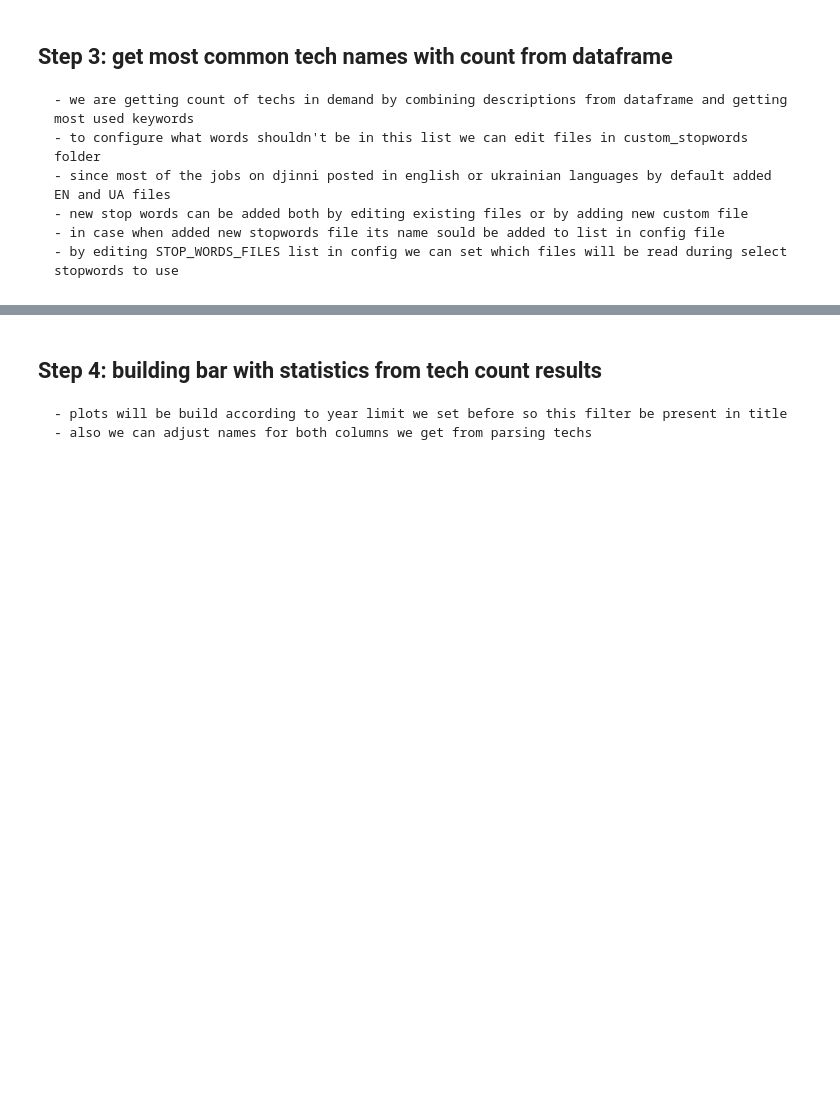
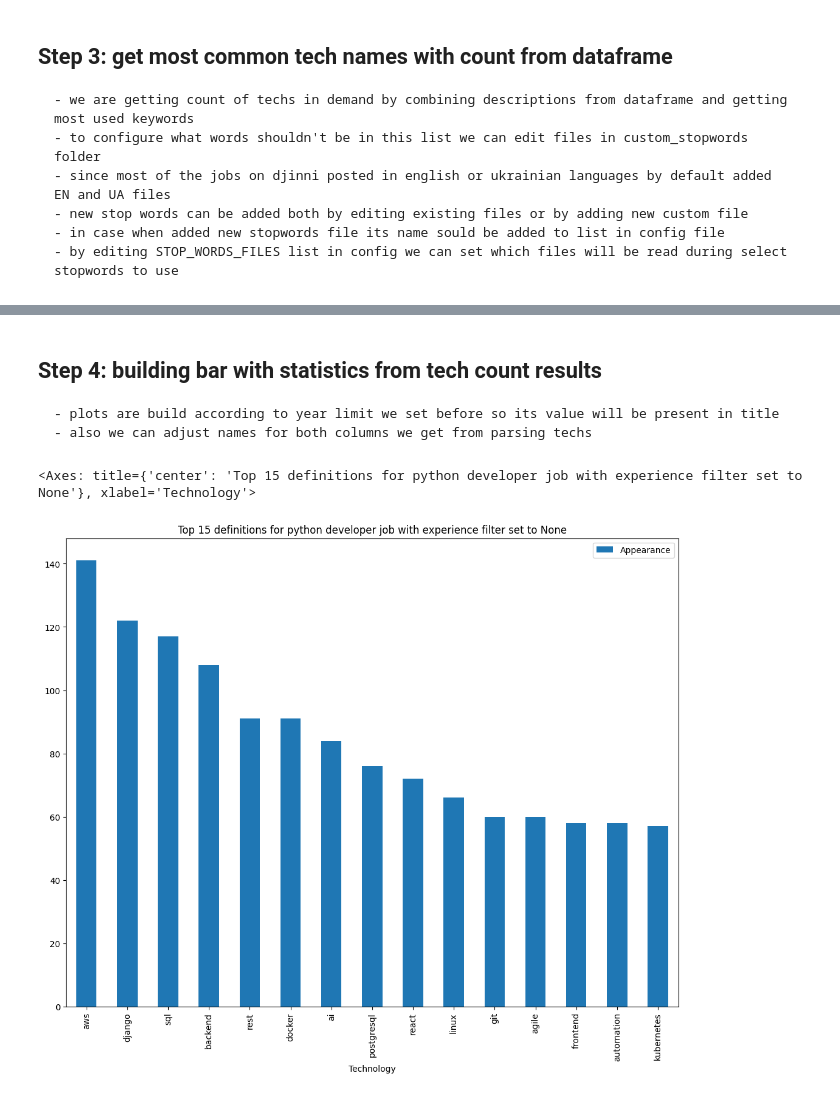
Before and after one commit to amber-marichi/jupy-djinni-tech-demands-analysis, a Jupyter notebook: main.ipynb, the cells around one changed output, grey strips where cells are left out. Saved outputs shown, nothing was run; the diff lists cells and outputs as text; code cells hidden in the pictures; blank space fills up the shorter version.

Commit message:
added parsed results for 21.05.2023 with according jupyter output

```diff
--- a/main.ipynb
+++ b/main.ipynb
@@ -17,9 +19,10 @@ from data_processor import get_tech_count
 %run data_parser.py
 %autoawait asyncio
 
-csv_file_name = "test_output.csv"
+csv_file_name = "python_21_05.csv"
 
-await parse_main(csv_file_name)
+if not path.exists(path.join(CSV_FOLDER, csv_file_name)):
+    await parse_main(csv_file_name)
 # %% [markdown]
 ## Step 2: making dataframe from stored csv
 
@@ -48,7 +66,8 @@ df.info()
     - by editing STOP_WORDS_FILES list in config we can set which files will be read during select stopwords to use
 # %%
 %run data_processor.py
+top_n = 15
 
 text_combined = " ".join(df["description"])
-techs = get_tech_count(text_combined, 20)
+techs = get_tech_count(text_combined, top_n)
 techs
@@ -55,19 +90,22 @@ techs
 # %% [markdown]
 ## Step 4: building bar with statistics from tech count results
 
-    - plots will be build according to year limit we set before so this filter be present in title
+    - plots are build according to year limit we set before so its value will be present in title
     - also we can adjust names for both columns we get from parsing techs
 # %%
 x_column = "Technology"
 y_column = "Appearance"
 
 tech_df = pd.DataFrame(techs, columns=[x_column, y_column])
 tech_df.plot.bar(
     x=x_column,
     y=y_column,
     figsize=(13, 10),
     title=(
-        "Technologies in demand for python developer "
-        f"with filter set to {years_limit}"
+        f"Top {top_n} definitions for python developer job "
+        f"with experience filter set to {years_limit}"
     )
 )
+# %% [output]
+<Axes: title={'center': 'Top 15 definitions for python developer job with experience filter set to None'}, xlabel='Technology'>
+[figure, added]
```
Also changed, not shown: parts of 3 cells of this notebook, 1 other file.
